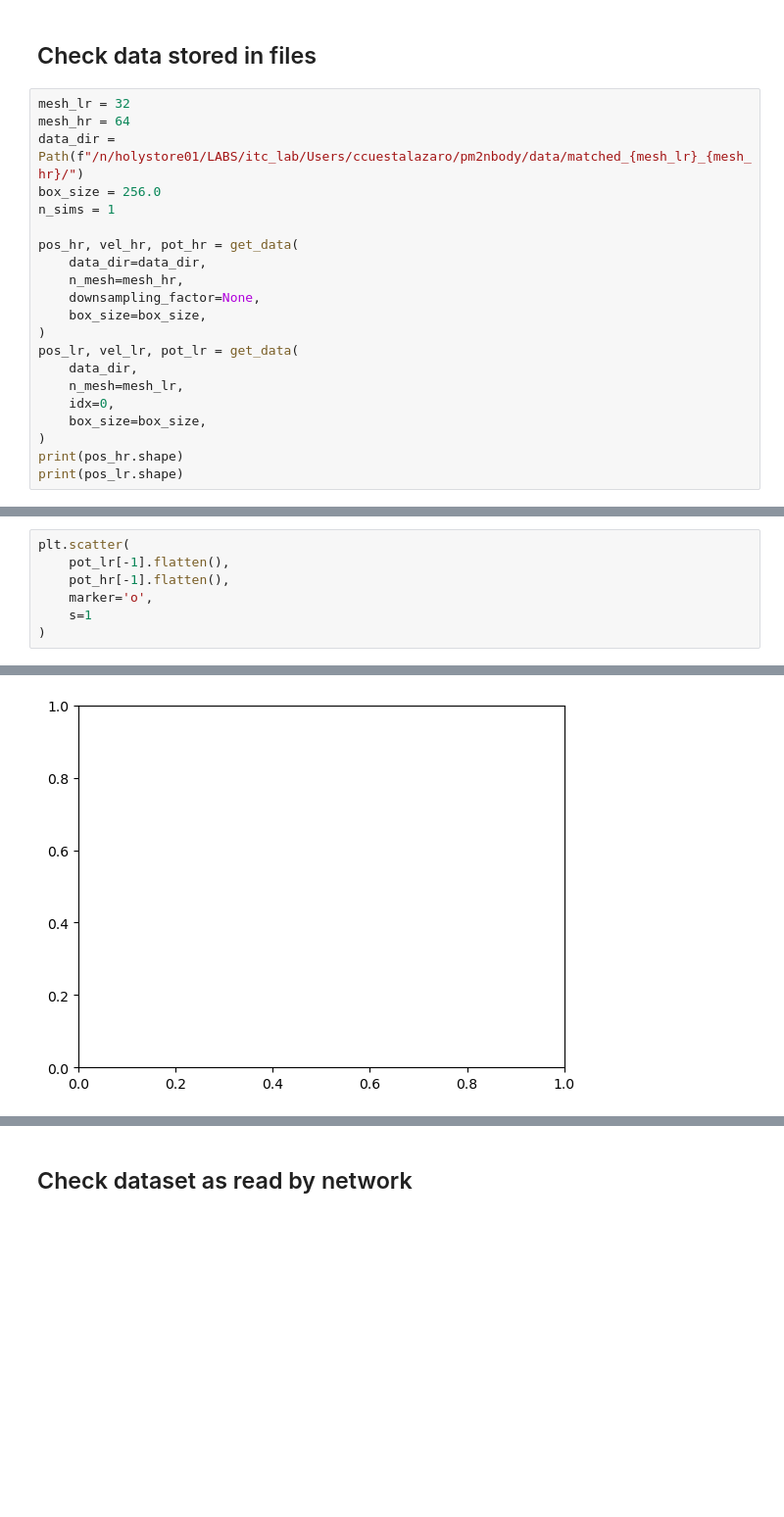
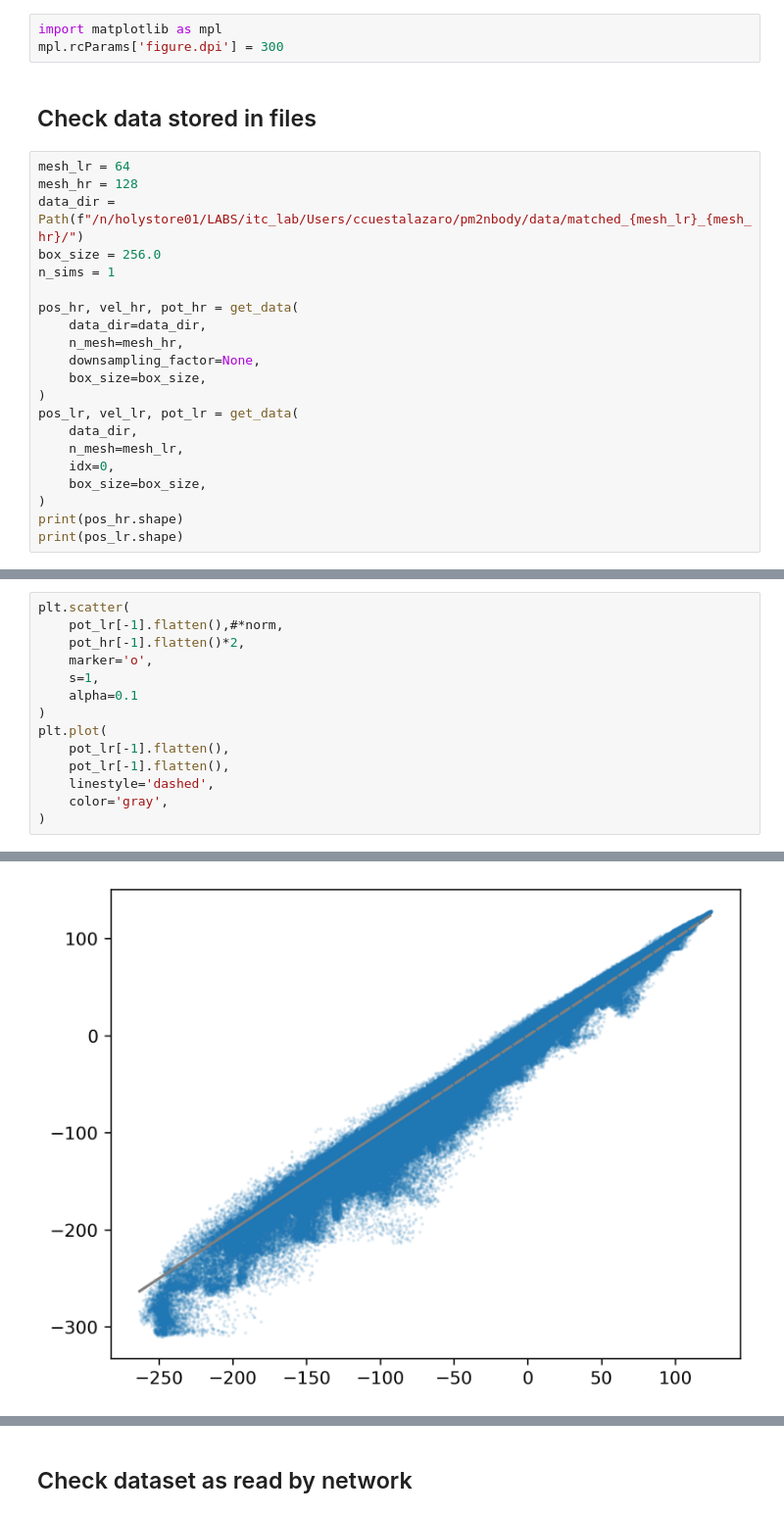
Before and after one commit to florpi/JaxPM, a Jupyter notebook: pm2nbody/notebooks/EDA_data.ipynb, the cells around one changed output, grey strips where cells are left out. Shown at 98% size. Cells and saved outputs as stored; diff of their text form; blank space fills up the shorter version.

```diff
--- a/pm2nbody/notebooks/EDA_data.ipynb
+++ b/pm2nbody/notebooks/EDA_data.ipynb
@@ -18,8 +27,11 @@ from read_data import get_data, load_datasets
+# %%
+import matplotlib as mpl
+mpl.rcParams['figure.dpi'] = 300
 # %% [markdown]
 ## Check data stored in files
 # %%
-mesh_lr = 32
-mesh_hr = 64
+mesh_lr = 64
+mesh_hr = 128
 data_dir = Path(f"/n/holystore01/LABS/itc_lab/Users/ccuestalazaro/pm2nbody/data/matched_{mesh_lr}_{mesh_hr}/")
 box_size = 256.0
 n_sims = 1
@@ -44,8 +90,15 @@ print(pos_lr.shape)
 # %%
 plt.scatter(
+    pot_lr[-1].flatten(),#*norm,
+    pot_hr[-1].flatten()*2,
+    marker='o',
+    s=1,
+    alpha=0.1
+)
+plt.plot(
     pot_lr[-1].flatten(),
-    pot_hr[-1].flatten(),
-    marker='o',
-    s=1
+    pot_lr[-1].flatten(),
+    linestyle='dashed',
+    color='gray',
 )
 # %% [output]
@@ -53,2 +106,2 @@ AttributeError: PathCollection.set() got an unexpected keyword argument 'markers
-[figure, old version]
+[figure, new version]
 # %%
```
Also changed, not shown: parts of 20 cells of this notebook, 4 other files.
